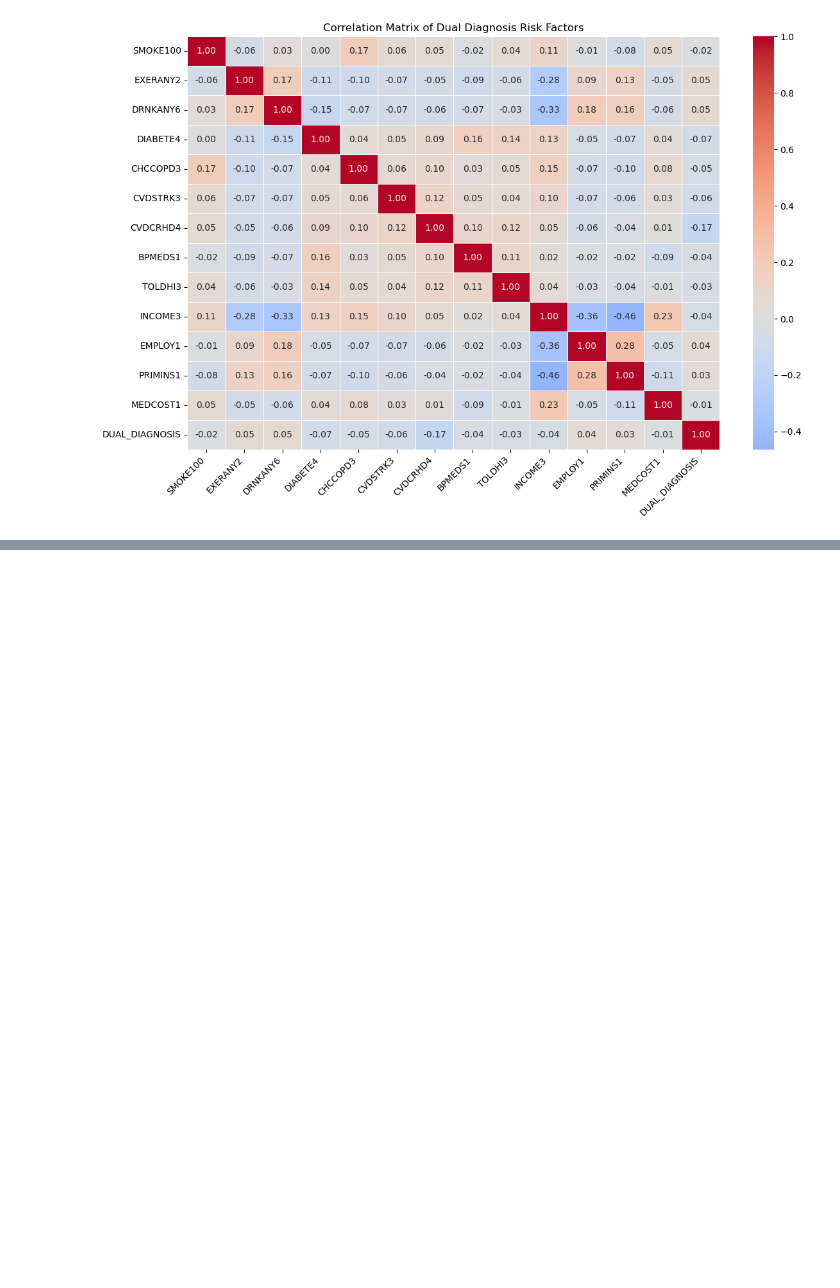
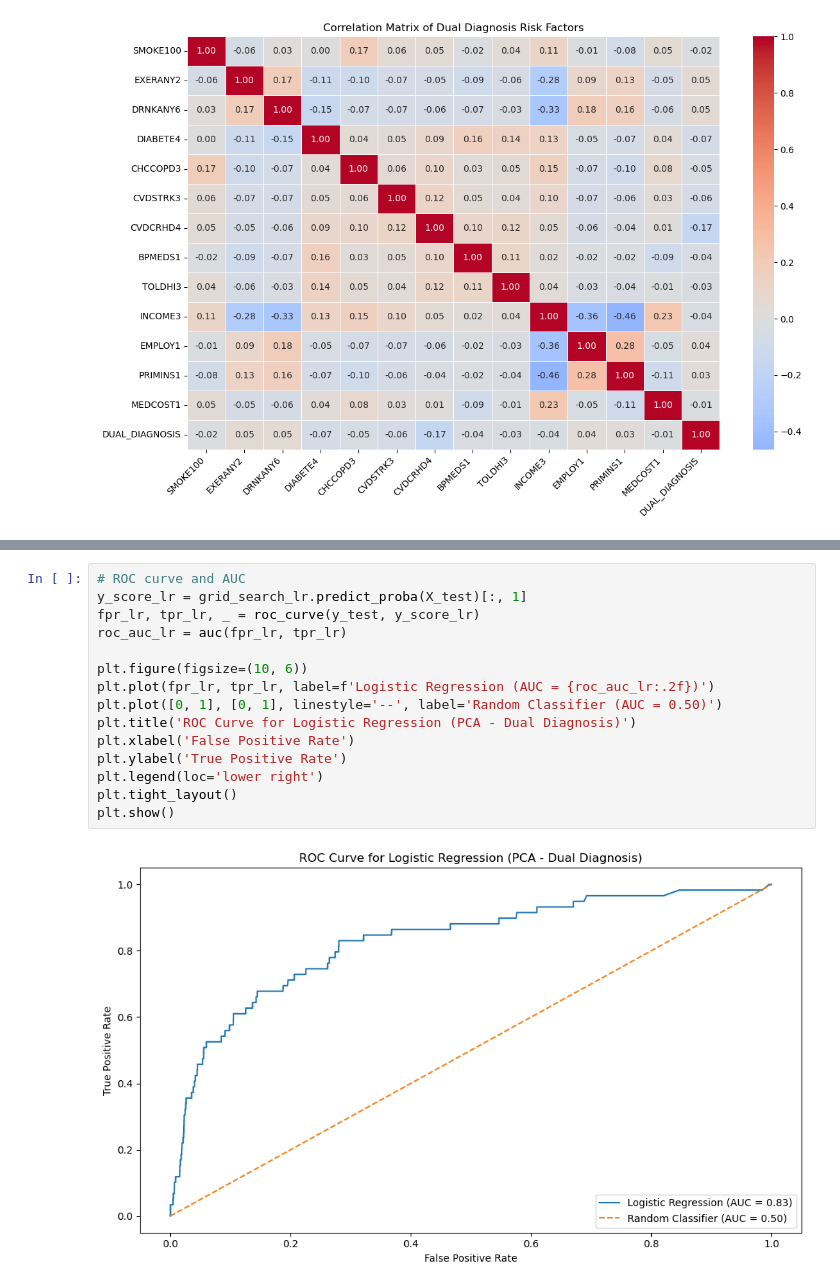
Before and after one commit to jberin15/usable_ai, a Jupyter notebook: project/i513_midterm_project_joycee_berin.ipynb, the cells around one changed output, grey strips where cells are left out. Drawn from its saved outputs; the diff is of its cells as text; blank space fills up the shorter version.

```diff
--- a/project/i513_midterm_project_joycee_berin.ipynb
+++ b/project/i513_midterm_project_joycee_berin.ipynb
@@ -622,0 +770,17 @@ Name: DUAL_DIAGNOSIS, dtype: float64
+# %%
+# ROC curve and AUC
+y_score_lr = grid_search_lr.predict_proba(X_test)[:, 1]
+fpr_lr, tpr_lr, _ = roc_curve(y_test, y_score_lr)
+roc_auc_lr = auc(fpr_lr, tpr_lr)
+
+plt.figure(figsize=(10, 6))
+plt.plot(fpr_lr, tpr_lr, label=f'Logistic Regression (AUC = {roc_auc_lr:.2f})')
+plt.plot([0, 1], [0, 1], linestyle='--', label='Random Classifier (AUC = 0.50)')
+plt.title('ROC Curve for Logistic Regression (PCA - Dual Diagnosis)')
+plt.xlabel('False Positive Rate')
+plt.ylabel('True Positive Rate')
+plt.legend(loc='lower right')
+plt.tight_layout()
+plt.show()
+# %% [output]
+[figure, added]
```
Also changed, not shown: parts of 27 cells of this notebook.
